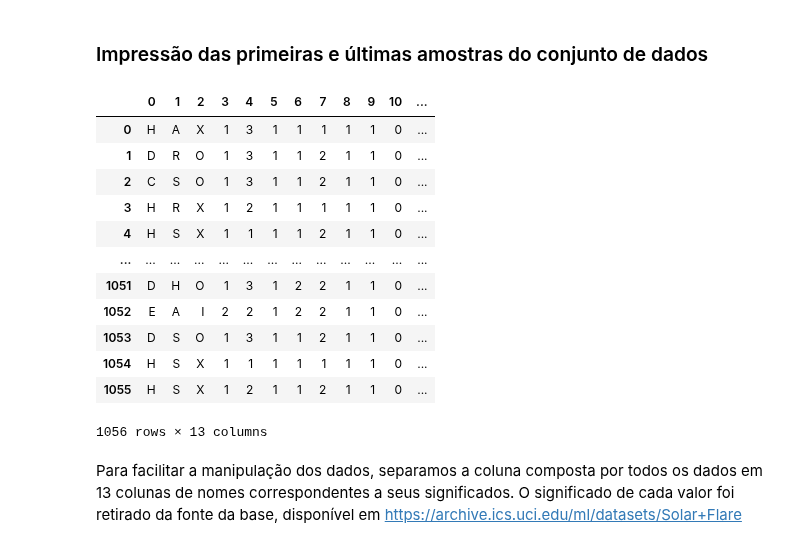
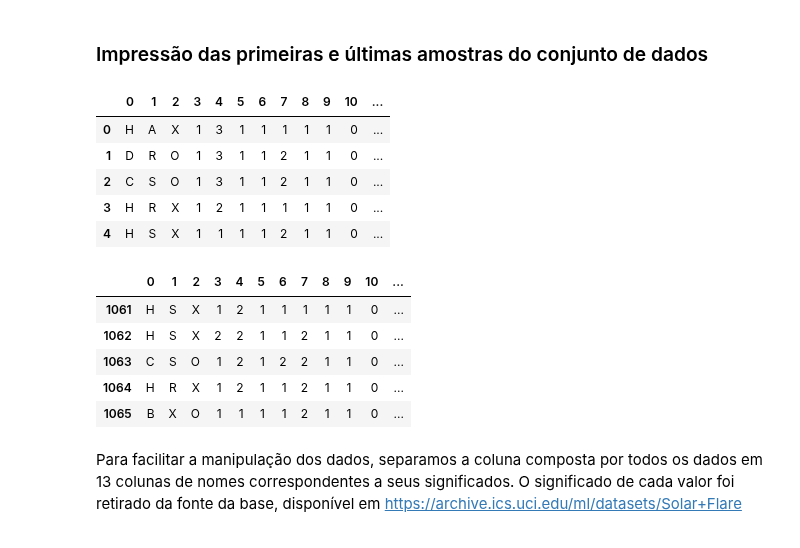
Before and after one commit to andisantos/MO431-432, a Jupyter notebook: MO432/T1/T1.ipynb, the cells around one changed output. Drawn from its saved outputs; the diff is of its cells as text; code cells hidden in the pictures.

```diff
--- a/MO432/T1/T1.ipynb
+++ b/MO432/T1/T1.ipynb
@@ -36,21 +38,23 @@ Número de colunas: 13
 # %% [markdown]
 <h3>Impressão das primeiras e últimas amostras do conjunto de dados</h3>
 # %%
-df_original.head(-10)
+df_original.head()
 # %% [output]
 |  | 0 | 1 | 2 | 3 | 4 | 5 | 6 | 7 | 8 | 9 | 10 | ... |
 | 0 | H | A | X | 1 | 3 | 1 | 1 | 1 | 1 | 1 | 0 | ... |
 | 1 | D | R | O | 1 | 3 | 1 | 1 | 2 | 1 | 1 | 0 | ... |
 | 2 | C | S | O | 1 | 3 | 1 | 1 | 2 | 1 | 1 | 0 | ... |
 | 3 | H | R | X | 1 | 2 | 1 | 1 | 1 | 1 | 1 | 0 | ... |
 | 4 | H | S | X | 1 | 1 | 1 | 1 | 2 | 1 | 1 | 0 | ... |
-| ... | ... | ... | ... | ... | ... | ... | ... | ... | ... | ... | ... | ... |
-| 1051 | D | H | O | 1 | 3 | 1 | 2 | 2 | 1 | 1 | 0 | ... |
-| 1052 | E | A | I | 2 | 2 | 1 | 2 | 2 | 1 | 1 | 0 | ... |
-| 1053 | D | S | O | 1 | 3 | 1 | 1 | 2 | 1 | 1 | 0 | ... |
-| 1054 | H | S | X | 1 | 1 | 1 | 1 | 1 | 1 | 1 | 0 | ... |
-| 1055 | H | S | X | 1 | 2 | 1 | 1 | 2 | 1 | 1 | 0 | ... |
-1056 rows × 13 columns
+# %%
+df_original.tail()
+# %% [output]
+|  | 0 | 1 | 2 | 3 | 4 | 5 | 6 | 7 | 8 | 9 | 10 | ... |
+| 1061 | H | S | X | 1 | 2 | 1 | 1 | 1 | 1 | 1 | 0 | ... |
+| 1062 | H | S | X | 2 | 2 | 1 | 1 | 2 | 1 | 1 | 0 | ... |
+| 1063 | C | S | O | 1 | 2 | 1 | 2 | 2 | 1 | 1 | 0 | ... |
+| 1064 | H | R | X | 1 | 2 | 1 | 1 | 2 | 1 | 1 | 0 | ... |
+| 1065 | B | X | O | 1 | 1 | 1 | 1 | 2 | 1 | 1 | 0 | ... |
 # %% [markdown]
 Para facilitar a manipulação dos dados, separamos a coluna composta por todos os dados em 13 colunas de nomes correspondentes a seus significados. O significado de cada valor foi retirado da fonte da base, disponível em https://archive.ics.uci.edu/ml/datasets/Solar+Flare
 # %%
```
Also changed, not shown: parts of 8 cells of this notebook, 2 other files.
